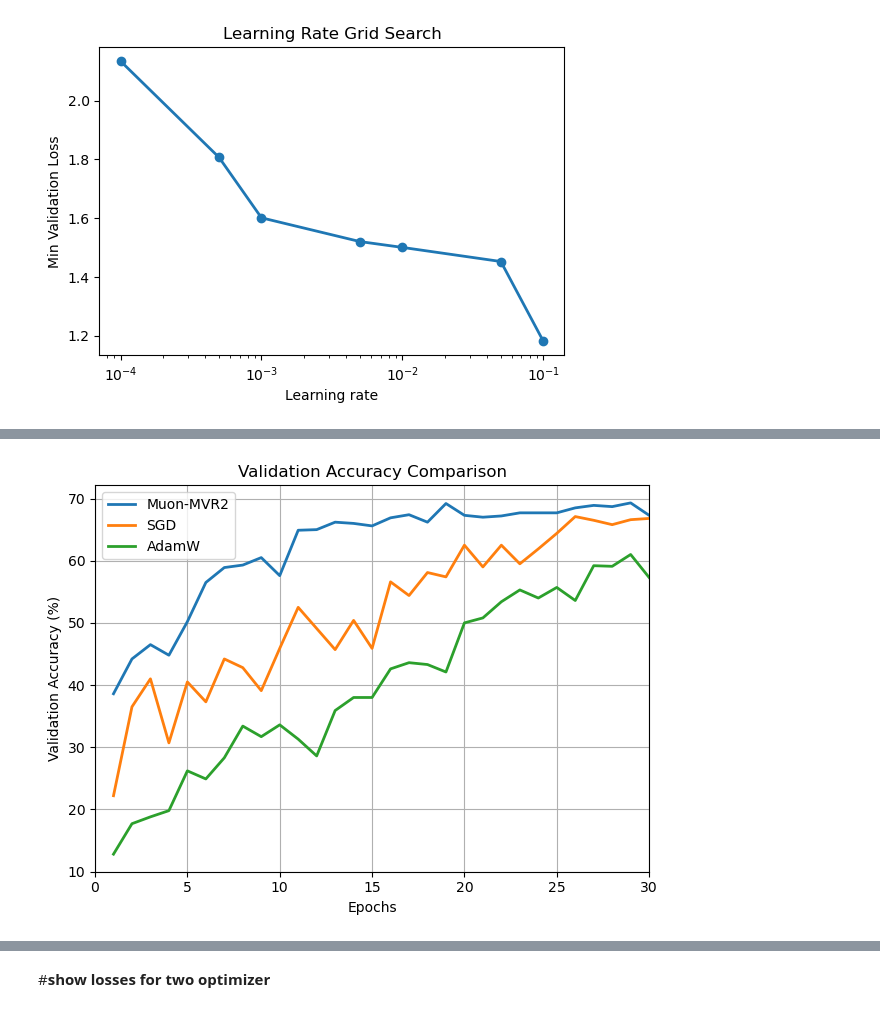
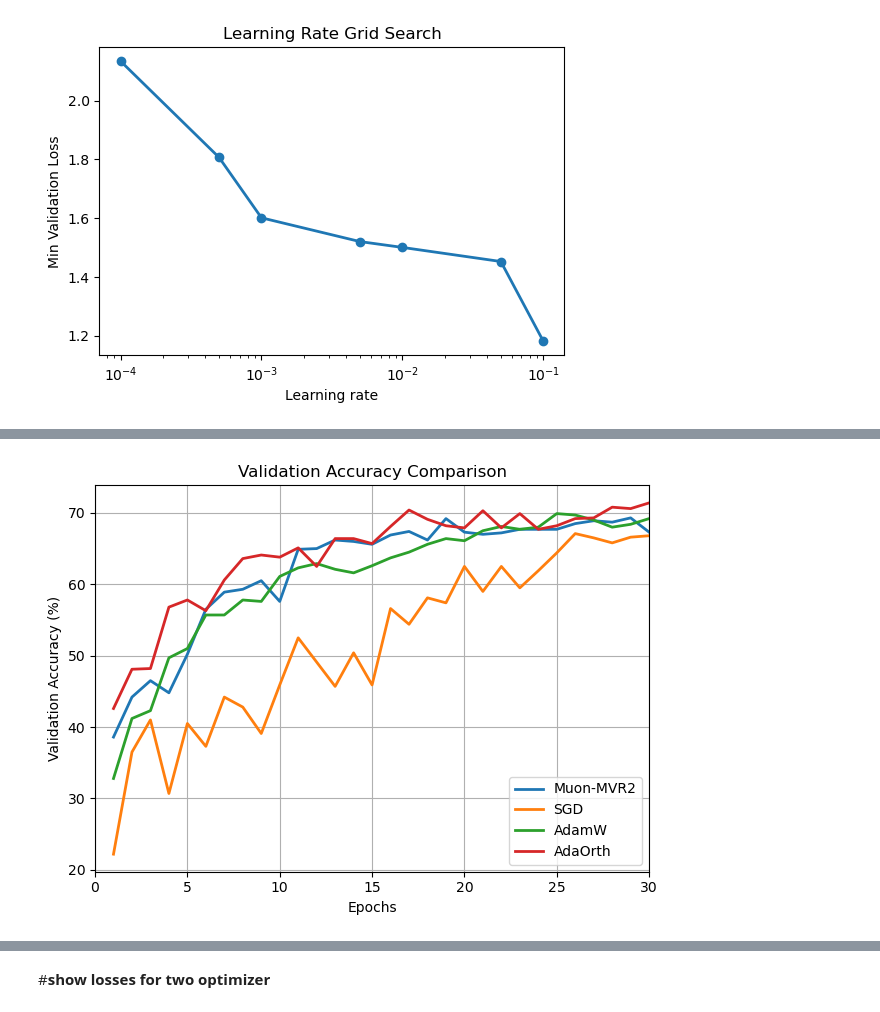
Before and after one commit to RayCyder/Intro, a Jupyter notebook: ResNet_Implementation_on_CIFAR10_2.ipynb, the cells around one changed output, grey strips where cells are left out. Drawn from its saved outputs; the diff is of its cells as text; code cells hidden in the pictures.

```diff
--- a/ResNet_Implementation_on_CIFAR10_2.ipynb
+++ b/ResNet_Implementation_on_CIFAR10_2.ipynb
@@ -649,10 +785,10 @@ Best learning rate: 0.1, Min val loss: 1.1808870360255241
 [<matplotlib.lines.Line2D at 0x...>]
 [figure]
 # %%
-ResNet18 = initialize_model(device)
-optimizer = SGDOptimizer(ResNet18,criterion,epochs)
+model_sgd = initialize_model(device)
+optimizer = SGDOptimizer(model_sgd,criterion,epochs)
 optimizer.initialize_optimizer(learning_rate)
-losses_sgd,losses_sgd_val,sgd_acc, sgd_time_cost = train_once(ResNet18,criterion,optimizer,train_loader,val_loader,learning_rate,epochs)
+losses_sgd,losses_sgd_val,sgd_acc, sgd_time_cost = train_once(model_sgd,criterion,optimizer,train_loader,val_loader,learning_rate,epochs)
 print("Training finished!")
 # %% [output]
 Test Loss: 2.316863
@@ -687,15 +823,16 @@ class AdamWOptimizer(BaseOptimizer):
     self.optimizer,self.scheduler =  optimizer, scheduler
 # %%
 def get_adam(model, learning_rate):
-    optimizer = SGDOptimizer(model, criterion, epochs)
+    optimizer = AdamWOptimizer(model, criterion, epochs)
     optimizer.initialize_optimizer(learning_rate)
     return optimizer
 #42
 result_adam = [2.1293160915374756, 1.8071961402893066, 1.66524338722229,
                1.6158260107040405, 1.6555125713348389, 1.9691908359527588, 1.6998178958892822]
 #4242
-result_adam = [2.1274037808179855, 1.7754606157541275, 1.6218336373567581,
-                1.542762115597725, 1.5249205827713013, 1.5356307625770569, 1.178531676530838]
+result_adam = [1.59736967086792, 1.2600070014595985, 1.2408889085054398, 1.0235724598169327,
+                 1.0286936610937119, 1.0843253135681152, 1.107090599834919]
+
 
 if not result_adam:
     result_adam = grids_search_val(get_adam)
@@ -741,0 +925,24 @@ Training finished!
+# %%
+def get_adaorth(model, learning_rate):
+    optimizer = AdaOrthOptimizer(model, criterion, epochs)
+    optimizer.initialize_optimizer(learning_rate)
+    return optimizer
+#42
+#4242
+result_adaorth = [1.6128161698579788, 1.2770381271839142, 1.1453768983483315,
+                  0.978053979575634, 1.0300138369202614, 0.9962790831923485, 1.0214162468910217]
+
+
+if not result_adaorth:
+    result_adaorth = grids_search_val(get_adaorth)
+    #result_adaorth = [float(x.cpu()) for x in result_adaorth]
+print(result_adaorth)
+min_index = result_adaorth.index(min(result_adaorth))
+learning_rate = learning_rates[min_index]
+print(f"Best learning rate: {learning_rate}, Min val loss: {result_adaorth[min_index]}")
+plt.figure(figsize=(6,4))
+plt.xscale('log')   # good practice for learning rates
+plt.xlabel("Learning rate")
+plt.ylabel("Min Validation Loss")
+plt.title("Learning Rate Grid Search")
+plt.plot(learning_rates, result_adaorth, label="Grid Search(Validataion Loss)", linewidth=2, marker='o')
@@ -741,0 +969,6 @@ Training finished!
+# %%
+ResNet18_adaorth = initialize_model(device)
+optimizer = AdaOrthOptimizer(ResNet18_adaorth,criterion,epochs)
+optimizer.initialize_optimizer(learning_rate)
+losses_adaorth,losses_adaorth_val, adaorth_acc ,adaorth_time_cost = train_once(ResNet18_adaorth,criterion,optimizer,train_loader,val_loader,learning_rate,epochs)
+print("Training finished!")
@@ -759,19 +1023,21 @@ plt.tight_layout()
 # %%
 # plt.figure(figsize=(10,6))
 epochs_range = range(1, epochs + 1)
 plt.plot(epochs_range, mvr2_acc, label="Muon-MVR2", linewidth=2)
 plt.plot(epochs_range, sgd_acc, label="SGD", linewidth=2)
 plt.plot(epochs_range, adamw_acc, label="AdamW", linewidth=2)
+plt.plot(epochs_range, adaorth_acc, label="AdaOrth", linewidth=2)
+
 plt.xlabel("Epochs")
 plt.ylabel("Validation Accuracy (%)")
 plt.title("Validation Accuracy Comparison")
 plt.grid(True)
 plt.legend()
 plt.xlim(0, len(epochs_range))
 plt.tight_layout()
 plt.show()
 # %% [output]
-[figure, old version]
+[figure, new version]
 # %%
 import matplotlib.pyplot as plt
 plt.plot(mvr2_time_cost, mvr2_acc, label = "Muon-MVR2")
```
Also changed, not shown: parts of 14 cells of this notebook.
